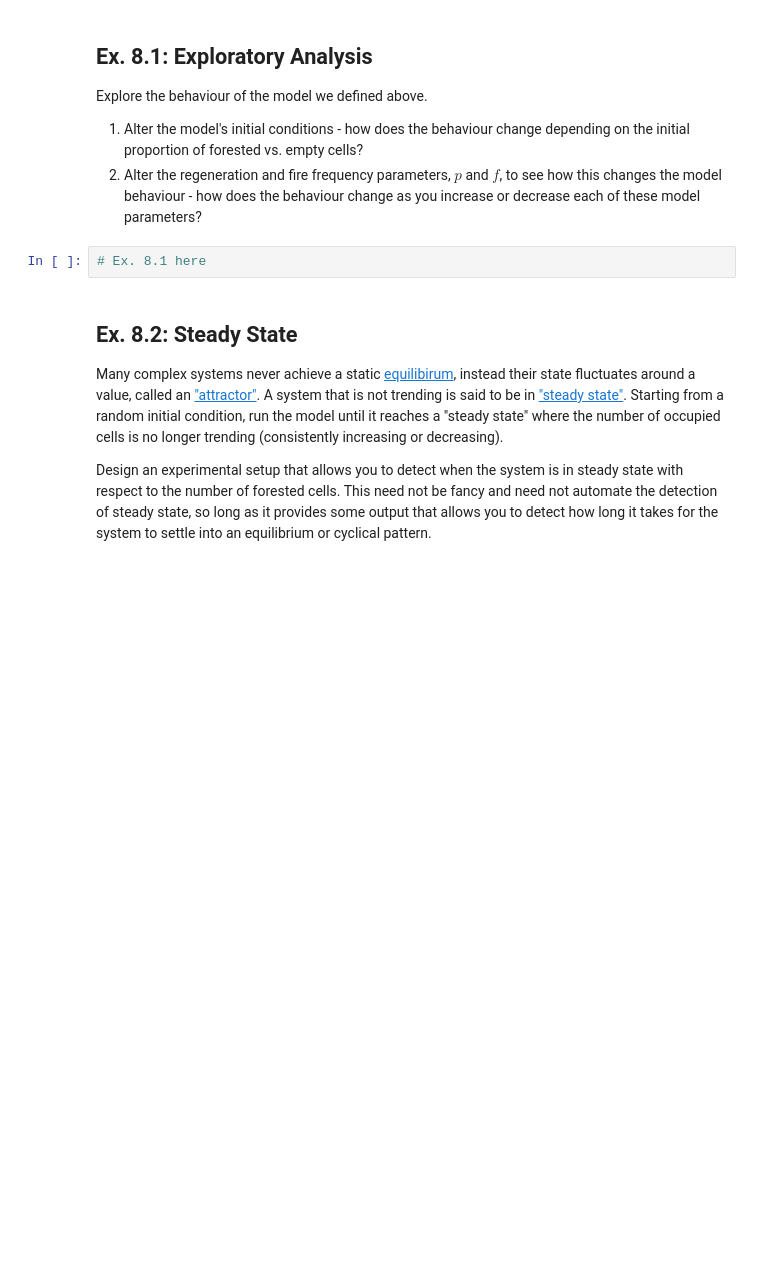
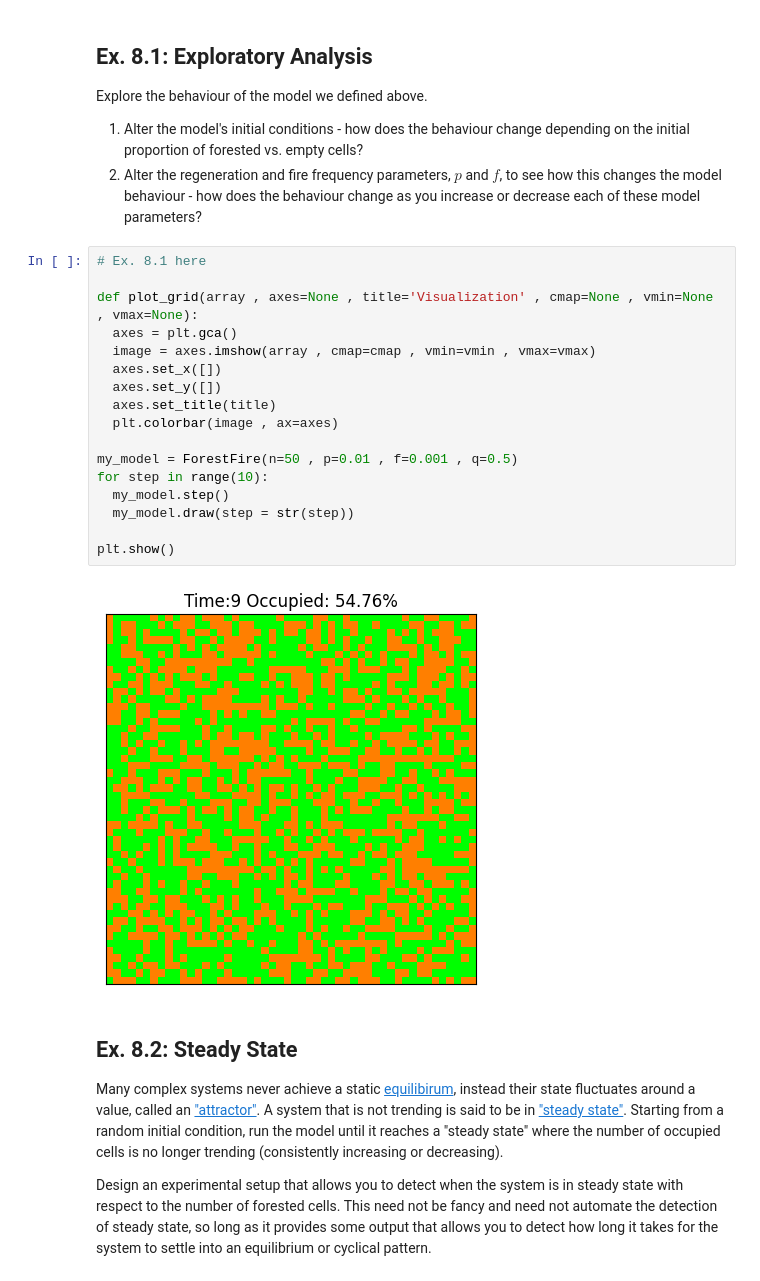
Before and after one commit to falakjaiin/cap-comp215, a Jupyter notebook: labs/lab07-10-fire.ipynb, the cells around one changed output. Saved outputs shown, nothing was run; the diff lists cells and outputs as text; blank space fills up the shorter version.

```diff
--- a/labs/lab07-10-fire.ipynb
+++ b/labs/lab07-10-fire.ipynb
@@ -271,8 +278,25 @@ In this lab we will explore the patterns our `ForestFire` model traces out over
 Explore the behaviour of the model we defined above.
  1. Alter the model's initial conditions - how does the behaviour change depending on the initial proportion of forested vs. empty cells?
  2. Alter the regeneration and fire frequency parameters, $p$ and $f$, to see how this changes the model behaviour - how does the behaviour change as you increase or decrease each of these model parameters?
-# %%
-# Ex. 8.1 here
+# %%
+# Ex. 8.1 here
+
+def plot_grid(array , axes=None , title='Visualization' , cmap=None , vmin=None , vmax=None):
+  axes = plt.gca()
+  image = axes.imshow(array , cmap=cmap , vmin=vmin , vmax=vmax)
+  axes.set_x([])
+  axes.set_y([])
+  axes.set_title(title)
+  plt.colorbar(image , ax=axes)
+
+my_model = ForestFire(n=50 , p=0.01 , f=0.001 , q=0.5)
+for step in range(10):
+  my_model.step()
+  my_model.draw(step = str(step))
+
+plt.show()
+# %% [output]
+[figure, added]
 # %% [markdown]
 ## Ex. 8.2: Steady State
 Many complex systems never achieve a static [equilibirum](https://en.wikipedia.org/wiki/Mechanical_equilibrium), instead their state fluctuates around a value, called an ["attractor"](https://en.wikipedia.org/wiki/Attractor).  A system that is not trending is said to be in ["steady state"](https://en.wikipedia.org/wiki/Steady_state).
```
Also changed, not shown: parts of 3 cells of this notebook.
